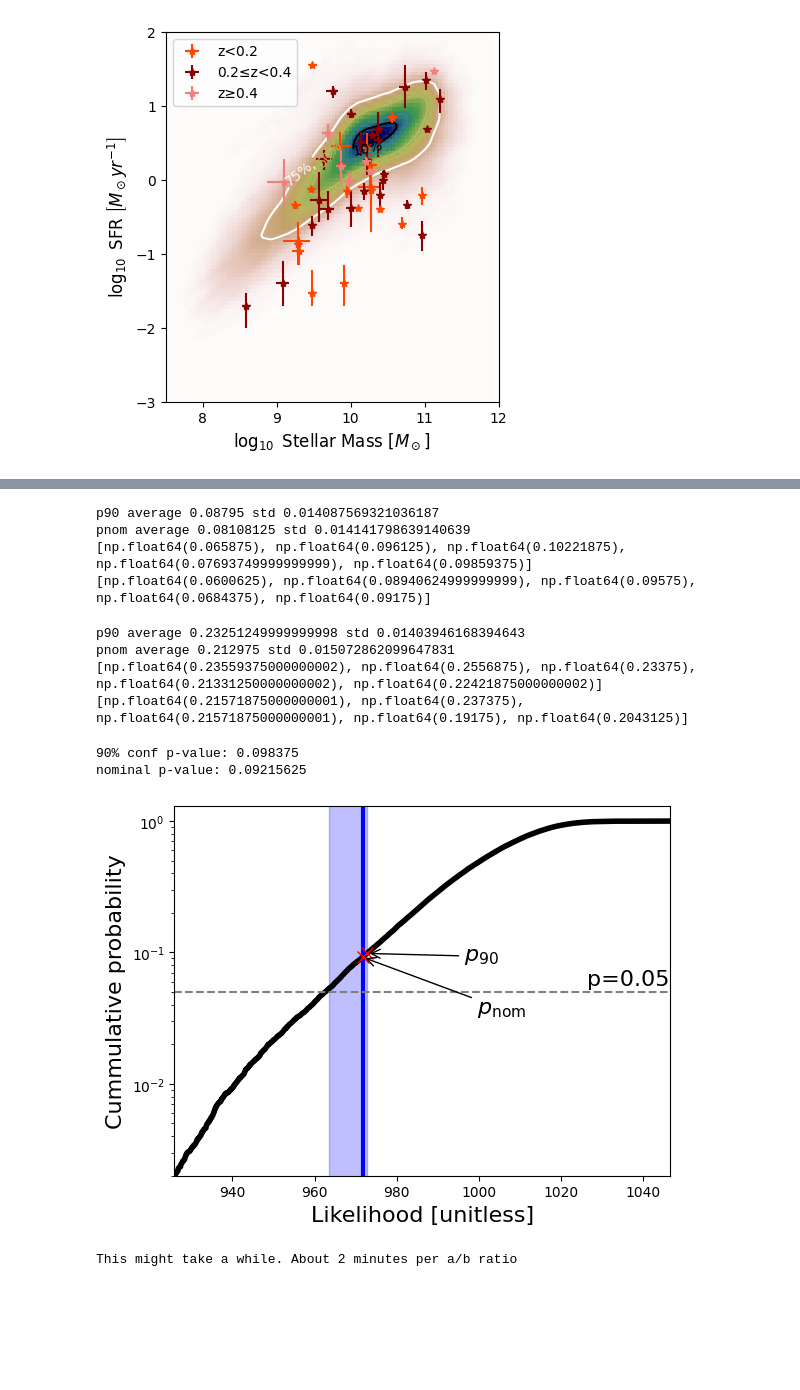
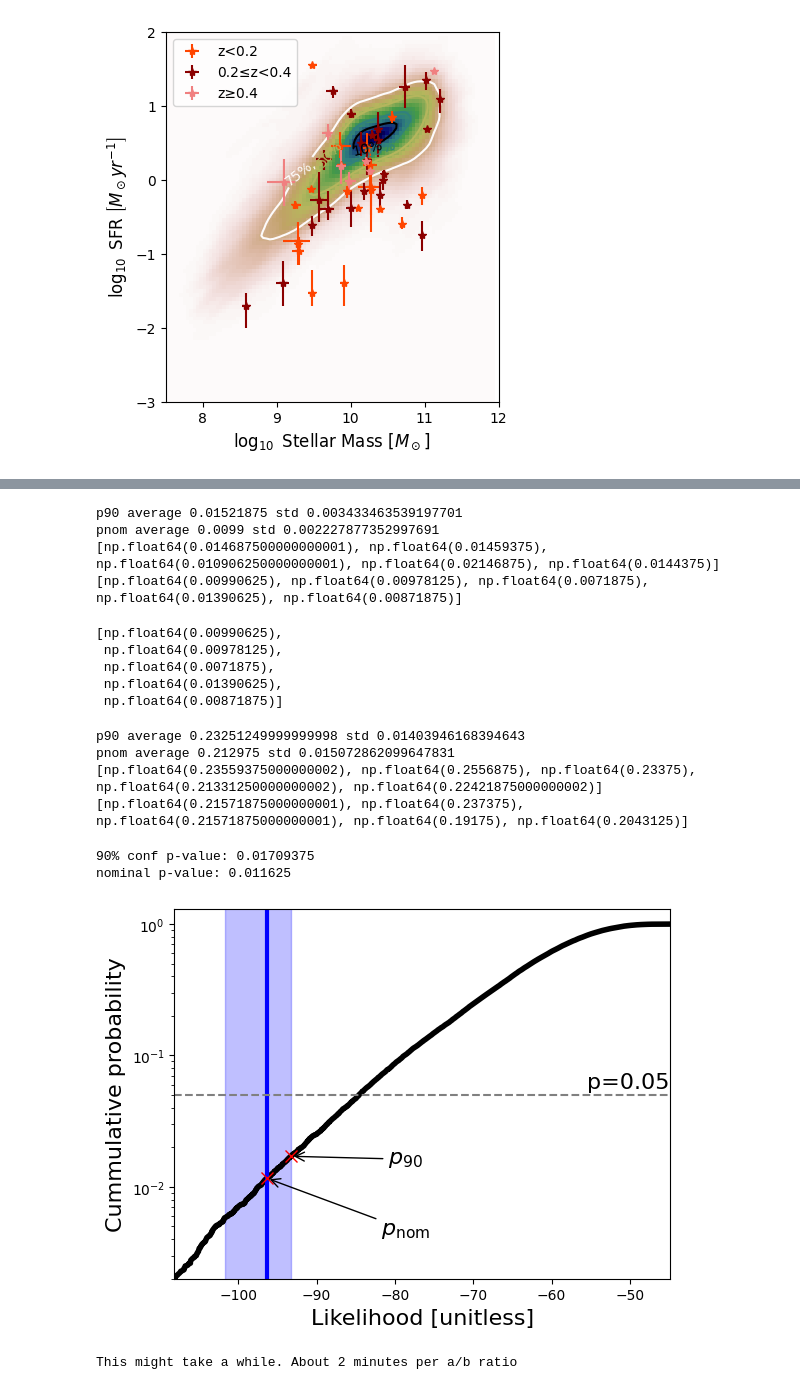
Before and after one commit to hoasaf3/host-galaxies-stats, a Jupyter notebook: frb_hosts_stats.ipynb, the cells around one changed output, grey strips where cells are left out. Cells and saved outputs as stored; diff of their text form; code cells hidden in the pictures; blank space fills up the shorter version.

Commit message:
added Figure 4

```diff
--- a/frb_hosts_stats.ipynb
+++ b/frb_hosts_stats.ipynb
@@ -318,7 +318,7 @@ z_to_selection_factor = {}
 mgrid = leja_utils.mgrid
 metallicity_sigmoid = np.log(sigmoid(mgrid, M_C_SHARMA, BETA_SHARMA))
 
-extra_z = [0.3, ]  # z values not within frb_hosts, to plot for examples
+extra_z = [0.25, 0.279, 0.3, 0.478]  # z values not within frb_hosts, to plot for examples
 for z in frb_hosts['z'].tolist() + extra_z:
     sigma = _get_sigma_for_z(z)
     lum_distance = cosmo.luminosity_distance(z).to(u.cm).value  # cm
@@ -372,7 +372,7 @@ def get_gc_logpdf_w_opt(z, prob_density):
     return get_gc_weighted_logpdf(logpdf_opt)
 
 
-def get_metallicity_logpdf_w_opt(z, prob_density):
+def get_metallicity_logpdf(z, prob_density):
     """
     Get a metallicity-weighted logpdf function with optical bias lnprior
 
@@ -385,10 +385,8 @@ def get_metallicity_logpdf_w_opt(z, prob_density):
     ----------
     - metallicity-weighted logpdf function with optical bias lnprior
     """
-    logpdf = logpdfs.get_logpdf(z, prob_density,
-                                continuity=True)  # change to False for conservative set
-    logpdf_opt = optical_bias_logpdf(logpdf, z_to_selection_factor[z])
-    return metallicity_logpdf(logpdf_opt)
+    sfr_w_logpdf = get_wlogpdf_w_opt(z, prob_density, 0, 1)
+    return metallicity_logpdf(sfr_w_logpdf)
 
 
 
@@ -414,7 +412,7 @@ def create_z_to_logpdf_w_opt(host_galaxies, prob_density, a, b):
 
 
 def create_z_to_logpdf_metallicty(host_galaxies, prob_density):
-    """Create a map of redshift to logpdf function, with optical selection bias
+    """Create a map of redshift to an sfr-weighted logpdf, with optical correction
     and with metallicity correction.
 
     Parameters
@@ -429,7 +427,7 @@ def create_z_to_logpdf_metallicty(host_galaxies, prob_density):
         Maps redshift to a metallicity-weighted logpdf function
     """
     z_to_logpdf = {z:
-                   get_metallicity_logpdf_w_opt(z, prob_density)
+                   get_metallicity_logpdf(z, prob_density)
                    for z in host_galaxies['z']}
     return z_to_logpdf
 # %%
@@ -547,7 +565,8 @@ plt.savefig('Figures/Figure1_sfr.pdf', bbox_inches='tight', transparent=True)
 # z_to_logpdf = {z: get_gc_logpdf_w_opt(z, prob_density)
 #                for z in frb_hosts['z']}  # gc-weighted with optical lnprior
 
-frb_hosts = frb_hosts[frb_hosts['Mstar'] > 10**M_C_SHARMA].reset_index()  # remove lower-masses (20210117A)
+# frb_hosts = frb_hosts[frb_hosts['Mstar'] > 10**M_C_SHARMA].reset_index()  # remove lower-masses (20210117A)
+frb_hosts = frb_hosts[frb_hosts['z']<=0.2].reset_index()  # perform metallicity weighted only on z<=0.2
 z_to_logpdf = create_z_to_logpdf_metallicty(frb_hosts, prob_density)  # metallicity-weighted
 
 frb_values = np.vstack([np.log10(frb_hosts['Mstar']),
@@ -569,10 +588,18 @@ print("pnom average", np.average(p_nom_vals), "std", np.std(p_nom_vals))
 print(p90_vals)
 print(p_nom_vals)
 # %% [output]
-p90 average 0.08795 std 0.014087569321036187
-pnom average 0.08108125 std 0.014141798639140639
-[np.float64(0.065875), np.float64(0.096125), np.float64(0.10221875), np.float64(0.07693749999999999), np.float64(0.09859375)]
-[np.float64(0.0600625), np.float64(0.08940624999999999), np.float64(0.09575), np.float64(0.0684375), np.float64(0.09175)]
+p90 average 0.01521875 std 0.003433463539197701
+pnom average 0.0099 std 0.002227877352997691
+[np.float64(0.014687500000000001), np.float64(0.01459375), np.float64(0.010906250000000001), np.float64(0.02146875), np.float64(0.0144375)]
+[np.float64(0.00990625), np.float64(0.00978125), np.float64(0.0071875), np.float64(0.01390625), np.float64(0.00871875)]
+# %%
+p_nom_vals
+# %% [output]
+[np.float64(0.00990625),
+ np.float64(0.00978125),
+ np.float64(0.0071875),
+ np.float64(0.01390625),
+ np.float64(0.00871875)]
 # %%
 ''' Conservative set - Table 3'''
 
@@ -626,7 +653,9 @@ z_to_logpdf = create_z_to_logpdf_w_opt(frb_hosts, prob_density, 1, 0)  # mass-we
 # z_to_logpdf = create_z_to_logpdf_w_opt(frb_hosts, prob_density, 0, 1)  # sfr-weighted with optical lnprior
 # z_to_logpdf = {z: get_gc_logpdf_w_opt(z, prob_density)
 #                for z in frb_hosts['z']}  # gc-weighted with optical lnprior
-# z_to_logpdf = create_z_to_logpdf_metallicty(frb_hosts, prob_density)  # metallicity-weighted
+frb_hosts = frb_hosts[frb_hosts['z']<=0.2].reset_index()  # perform metallicity weighted only on z<=0.2
+z_to_logpdf = create_z_to_logpdf_metallicty(frb_hosts, prob_density)  # metallicity-weighted
+
 frb_values = np.vstack([np.log10(frb_hosts['Mstar']),
                         np.log10(frb_hosts['SFR']),
                         frb_hosts['z']])
@@ -659,37 +688,37 @@ ax.set_xlim([start_x, samples_cdf.x[-1]])
 ax.axvline(frbs_nominal_likelihood, color='blue', label='FRBs nominal likelihood', linewidth=3)
 
 # p=0.05 line
 ax.axhline(0.05, color='grey', linestyle='--')
 ax.annotate('p=0.05', fontsize=16,
             xy=(samples_cdf.x[-1], 0.05),
             textcoords="offset points", xytext=(-60, 5))  # change manually
 
 # draw intesection points and annotate
 ax.plot(frbs_nominal_likelihood, p_nom,
         marker='x', markersize=8, color='red')
 ax.annotate(r'$p_{\rm nom}$',
             xy=(frbs_nominal_likelihood, p_nom), xycoords='data', fontsize=16,
             xytext=(100, -40), textcoords='offset points',  # change manually
             arrowprops=dict(arrowstyle="->"),
             horizontalalignment='center')
 
 ax.plot(right, p_90, marker='x', markersize=8, color='red')
 ax.annotate(r'$p_{90}$',
             xy=(right, p_90), xycoords='data',  fontsize=16,
             xytext=(70, -5), textcoords='offset points',  # change manually
             arrowprops=dict(arrowstyle="->"),
             horizontalalignment='left')
 
 plt.xlabel('Likelihood [unitless]', fontsize=16)
 plt.ylabel('Cummulative probability', fontsize=16)
 
-plt.savefig('Figures/Figure2_mass.pdf', bbox_inches='tight', transparent=True)
+# plt.savefig('Figures/Figure2_mass.pdf', bbox_inches='tight', transparent=True)
 print('90% conf p-value:', p_90)
 print('nominal p-value:', p_nom)
 # %% [output]
-90% conf p-value: 0.098375
-nominal p-value: 0.09215625
+90% conf p-value: 0.01709375
+nominal p-value: 0.011625
-[figure, old version]
+[figure, new version]
 # %%
 from tqdm.notebook import tqdm
 
```
Also changed, not shown: parts of 7 cells of this notebook, 1 other file.
